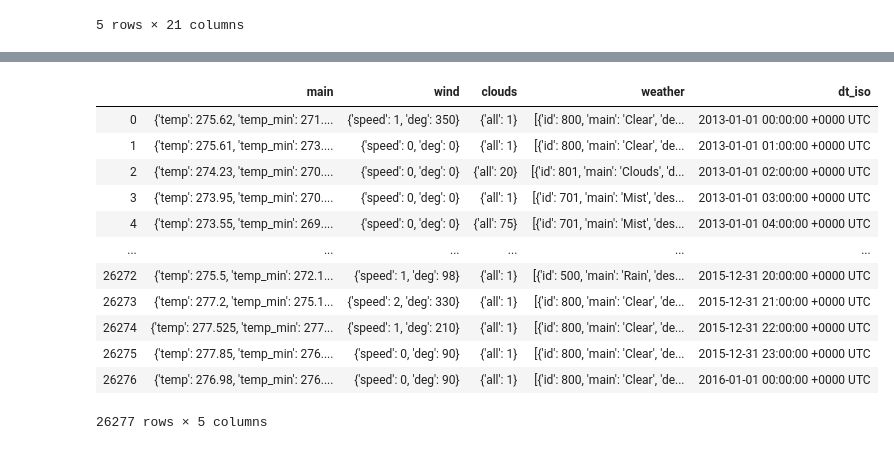
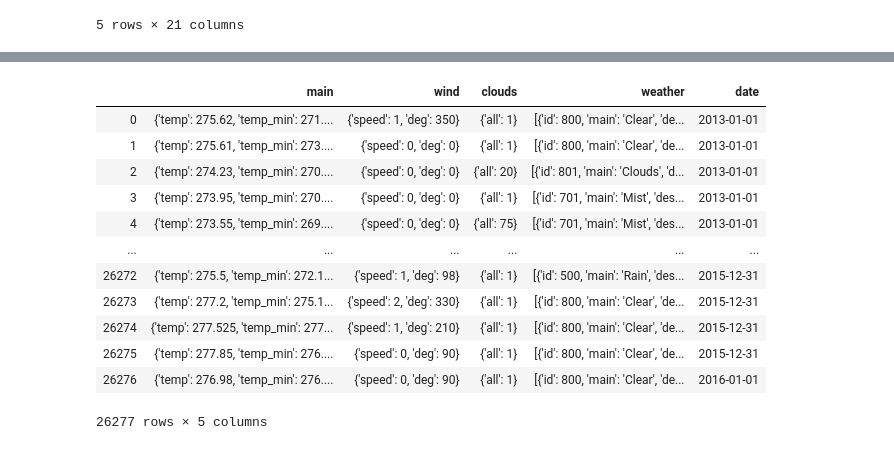
Before and after one commit to kavehamini/WeatherVsHomeSalesProject1, a Jupyter notebook: weathervshomesales.ipynb, the cells around one changed output, grey strips where cells are left out. Drawn from its saved outputs; the diff is of its cells as text; code cells hidden in the pictures.

```diff
--- a/weathervshomesales.ipynb
+++ b/weathervshomesales.ipynb
@@ -19,0 +54,8 @@ df.head()
+# %%
+date=[]
+num = 0
+for index, row in weatherdata.iterrows():
+    print("working on "+ str(num))
+    sdate = weatherdata['dt_iso'].str.split(" ")[num][0]
+    date.append(sdate)
+    num = num + 1
@@ -19,0 +80,3 @@ df.head()
+# %%
+weatherdata['date']= date
+weatherdata
@@ -54,17 +113,17 @@ weatherdata.sort_values('dt_iso')
 # %%
-weatherdata = weatherdata.drop(weatherdata.columns[[0, 5, 7, 8]], axis=1)
+weatherdata = weatherdata.drop(weatherdata.columns[[0, 5, 6, 7, 8]], axis=1)
 weatherdata
 # %% [output]
-|  | main | wind | clouds | weather | dt_iso |
-| 0 | {'temp': 275.62, 'temp_min': 271.... | {'speed': 1, 'deg': 350} | {'all': 1} | [{'id': 800, 'main': 'Clear', 'de... | 2013-01-01 00:00:00 +0000 UTC |
-| 1 | {'temp': 275.61, 'temp_min': 273.... | {'speed': 0, 'deg': 0} | {'all': 1} | [{'id': 800, 'main': 'Clear', 'de... | 2013-01-01 01:00:00 +0000 UTC |
-| 2 | {'temp': 274.23, 'temp_min': 270.... | {'speed': 0, 'deg': 0} | {'all': 20} | [{'id': 801, 'main': 'Clouds', 'd... | 2013-01-01 02:00:00 +0000 UTC |
-| 3 | {'temp': 273.95, 'temp_min': 270.... | {'speed': 0, 'deg': 0} | {'all': 1} | [{'id': 701, 'main': 'Mist', 'des... | 2013-01-01 03:00:00 +0000 UTC |
-| 4 | {'temp': 273.55, 'temp_min': 269.... | {'speed': 0, 'deg': 0} | {'all': 75} | [{'id': 701, 'main': 'Mist', 'des... | 2013-01-01 04:00:00 +0000 UTC |
+|  | main | wind | clouds | weather | date |
+| 0 | {'temp': 275.62, 'temp_min': 271.... | {'speed': 1, 'deg': 350} | {'all': 1} | [{'id': 800, 'main': 'Clear', 'de... | 2013-01-01 |
+| 1 | {'temp': 275.61, 'temp_min': 273.... | {'speed': 0, 'deg': 0} | {'all': 1} | [{'id': 800, 'main': 'Clear', 'de... | 2013-01-01 |
+| 2 | {'temp': 274.23, 'temp_min': 270.... | {'speed': 0, 'deg': 0} | {'all': 20} | [{'id': 801, 'main': 'Clouds', 'd... | 2013-01-01 |
+| 3 | {'temp': 273.95, 'temp_min': 270.... | {'speed': 0, 'deg': 0} | {'all': 1} | [{'id': 701, 'main': 'Mist', 'des... | 2013-01-01 |
+| 4 | {'temp': 273.55, 'temp_min': 269.... | {'speed': 0, 'deg': 0} | {'all': 75} | [{'id': 701, 'main': 'Mist', 'des... | 2013-01-01 |
 | ... | ... | ... | ... | ... | ... |
-| 26272 | {'temp': 275.5, 'temp_min': 272.1... | {'speed': 1, 'deg': 98} | {'all': 1} | [{'id': 500, 'main': 'Rain', 'des... | 2015-12-31 20:00:00 +0000 UTC |
-| 26273 | {'temp': 277.2, 'temp_min': 275.1... | {'speed': 2, 'deg': 330} | {'all': 1} | [{'id': 800, 'main': 'Clear', 'de... | 2015-12-31 21:00:00 +0000 UTC |
-| 26274 | {'temp': 277.525, 'temp_min': 277... | {'speed': 1, 'deg': 210} | {'all': 1} | [{'id': 800, 'main': 'Clear', 'de... | 2015-12-31 22:00:00 +0000 UTC |
-| 26275 | {'temp': 277.85, 'temp_min': 276.... | {'speed': 0, 'deg': 90} | {'all': 1} | [{'id': 800, 'main': 'Clear', 'de... | 2015-12-31 23:00:00 +0000 UTC |
-| 26276 | {'temp': 276.98, 'temp_min': 276.... | {'speed': 0, 'deg': 90} | {'all': 1} | [{'id': 800, 'main': 'Clear', 'de... | 2016-01-01 00:00:00 +0000 UTC |
+| 26272 | {'temp': 275.5, 'temp_min': 272.1... | {'speed': 1, 'deg': 98} | {'all': 1} | [{'id': 500, 'main': 'Rain', 'des... | 2015-12-31 |
+| 26273 | {'temp': 277.2, 'temp_min': 275.1... | {'speed': 2, 'deg': 330} | {'all': 1} | [{'id': 800, 'main': 'Clear', 'de... | 2015-12-31 |
+| 26274 | {'temp': 277.525, 'temp_min': 277... | {'speed': 1, 'deg': 210} | {'all': 1} | [{'id': 800, 'main': 'Clear', 'de... | 2015-12-31 |
+| 26275 | {'temp': 277.85, 'temp_min': 276.... | {'speed': 0, 'deg': 90} | {'all': 1} | [{'id': 800, 'main': 'Clear', 'de... | 2015-12-31 |
+| 26276 | {'temp': 276.98, 'temp_min': 276.... | {'speed': 0, 'deg': 90} | {'all': 1} | [{'id': 800, 'main': 'Clear', 'de... | 2016-01-01 |
 26277 rows × 5 columns
```
Also changed, not shown: parts of 14 cells of this notebook.
